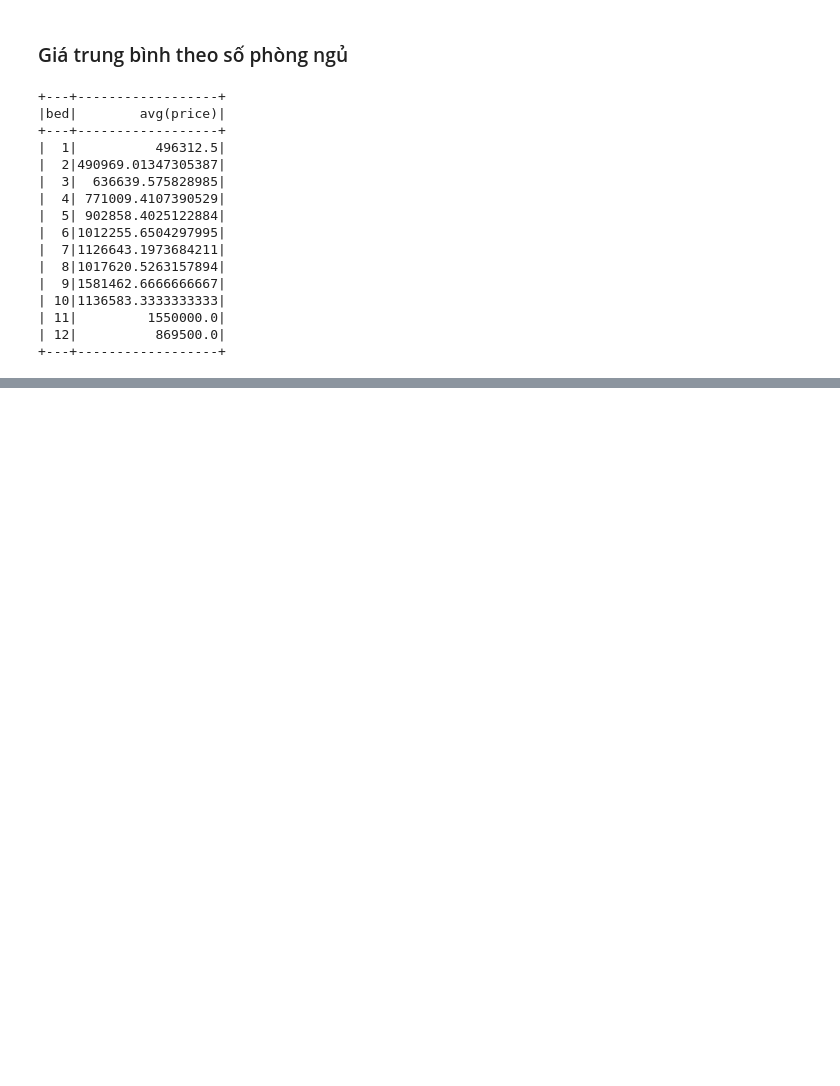
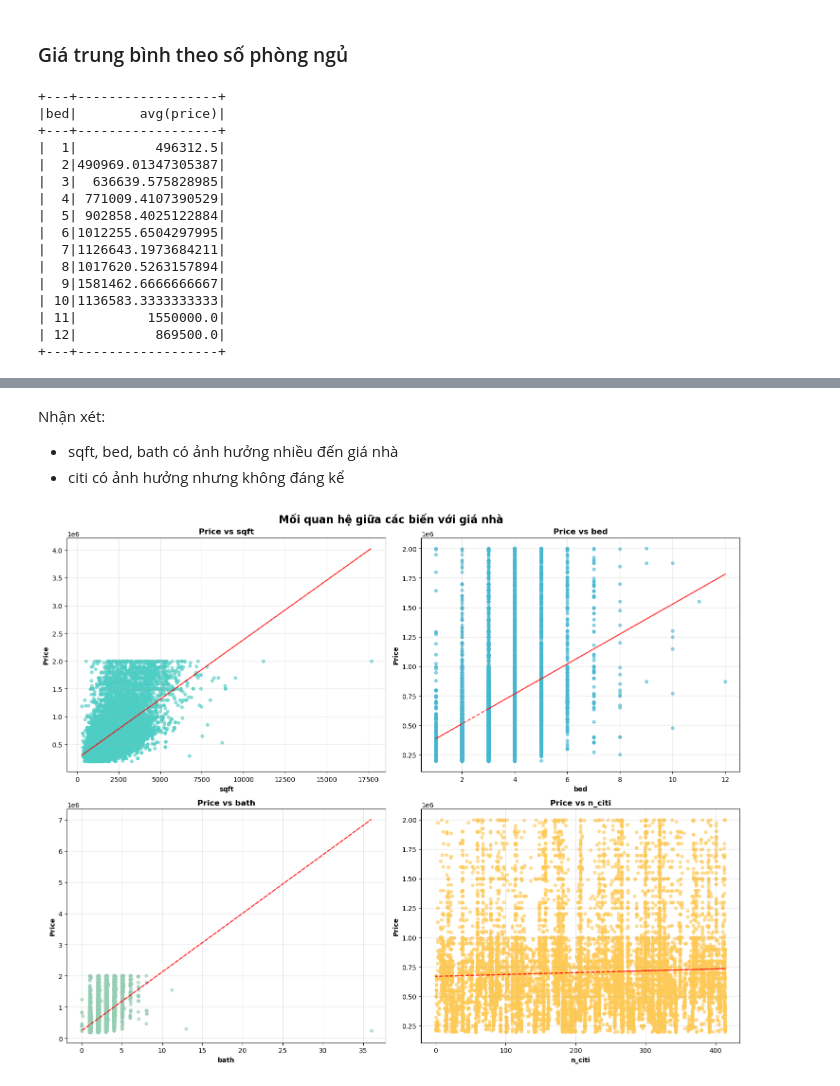
Before and after one commit to lamdoan204/Big_Data_Machine_Learning, a Jupyter notebook: Code/EDA.ipynb, the cells around one changed output, grey strips where cells are left out. Cells and saved outputs as stored; diff of their text form; code cells hidden in the pictures; blank space fills up the shorter version.

```diff
--- a/Code/EDA.ipynb
+++ b/Code/EDA.ipynb
@@ -170,0 +276,30 @@ df.groupBy("bed").avg("price").orderBy("bed").show()
+# %% [markdown]
+Nhận xét:
+- sqft, bed, bath có ảnh hưởng nhiều đến giá nhà
+- citi có ảnh hưởng nhưng không đáng kể
+# %%
+# Scatter plots với price
+fig, axes = plt.subplots(2, 2, figsize=(15, 12))
+fig.suptitle('Mối quan hệ giữa các biến với giá nhà', fontsize=16, fontweight='bold')
+
+scatter_vars = ['sqft', 'bed', 'bath', 'n_citi']
+
+for i, var in enumerate(scatter_vars):
+    row = i // 2
+    col = i % 2
+
+    axes[row, col].scatter(df_pandas[var], df_pandas['price'],
+                          alpha=0.6, color=colors[i+1], s=20)
+    axes[row, col].set_xlabel(var, fontweight='bold')
+    axes[row, col].set_ylabel('Price', fontweight='bold')
+    axes[row, col].set_title(f'Price vs {var}', fontweight='bold')
+    axes[row, col].grid(True, alpha=0.3)
+
+    z = np.polyfit(df_pandas[var], df_pandas['price'], 1)
+    p = np.poly1d(z)
+    axes[row, col].plot(df_pandas[var], p(df_pandas[var]), "r--", alpha=0.8)
+
+plt.tight_layout()
+plt.show()
+# %% [output]
+[figure, added]
```
Also changed, not shown: parts of 13 cells of this notebook, 1 other file.
